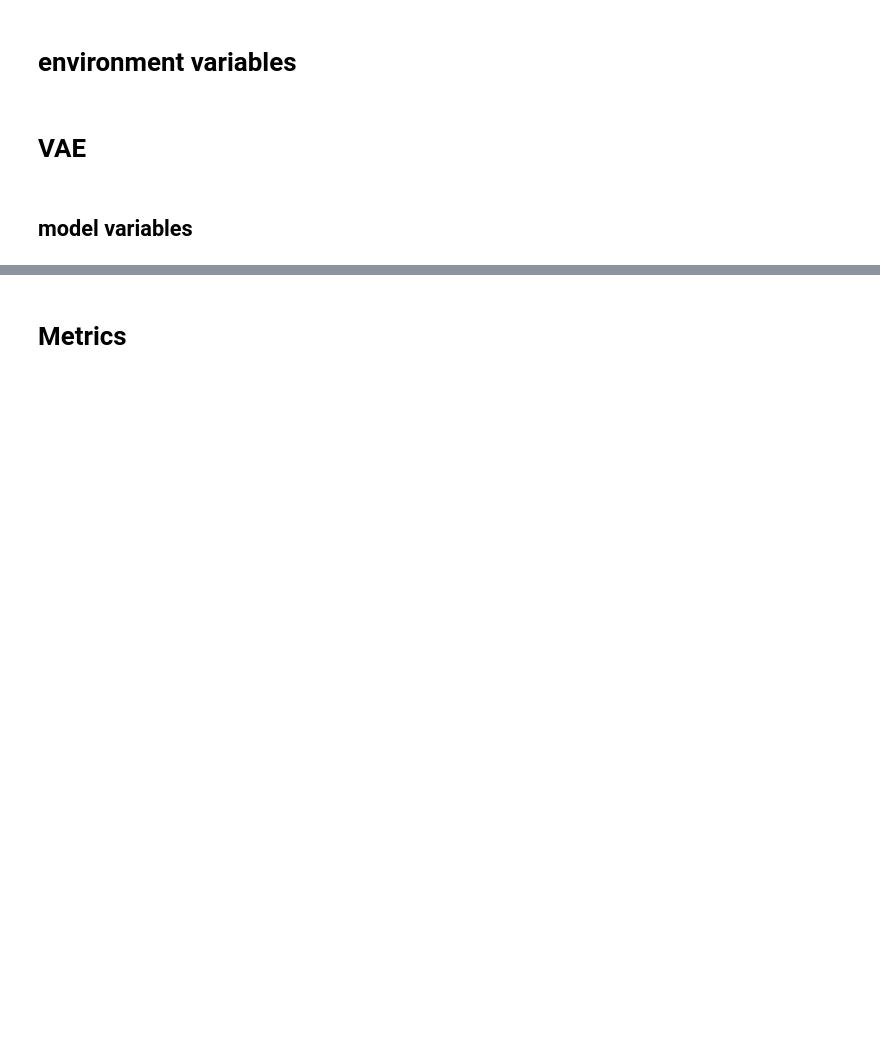
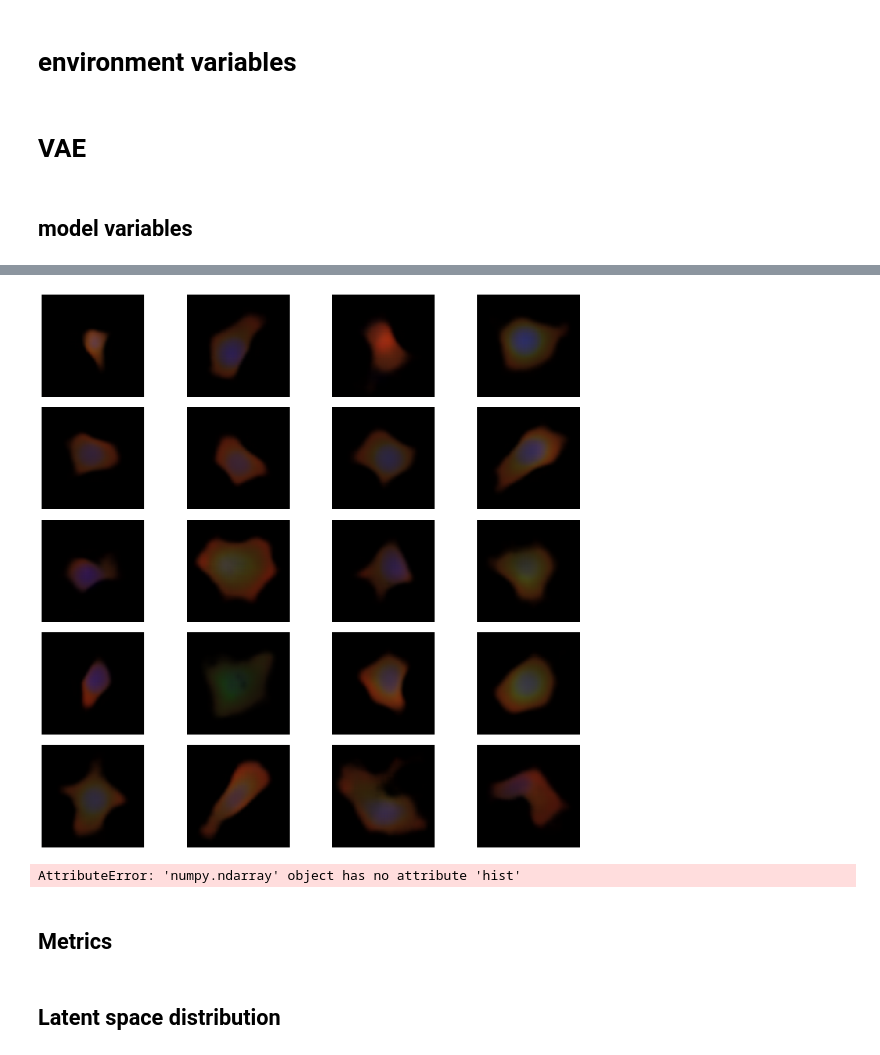
Before and after one commit to jmunozal/tfm-autoencoders, a Jupyter notebook: vae-images/cell_analysis.ipynb, the cells around one changed output, grey strips where cells are left out. Saved outputs shown, nothing was run; the diff lists cells and outputs as text; code cells hidden in the pictures; blank space fills up the shorter version.

Commit message:
reconstruction changes

```diff
--- a/vae-images/cell_analysis.ipynb
+++ b/vae-images/cell_analysis.ipynb
@@ -51,0 +128,17 @@ outimg.show()
+# %%
+fig = plt.figure(figsize=(40,10))
+fig.subplots_adjust(hspace=0.1, wspace=0.1)
+#generate random numbers from normal multivariate (0,1)
+n_to_show = 20
+znew  = np.random.normal(size=(n_to_show, vaeA.z_dim))
+reconst = vaeA.decoder.predict(np.array(znew))
+for i in range(n_to_show):
+    fig.set_figheight(20)
+    fig.set_figwidth(20)
+    ax = fig.add_subplot(5, 4, i+1)
+    ax.imshow(reconst[i, :,:,:])
+    ax.axis('off')
+
+plt.savefig('generated.png')
+plt.show()
+# %% [output]
@@ -52,3 +165,5 @@ outimg.show()
+[figure, added]
+AttributeError: 'numpy.ndarray' object has no attribute 'hist'
 # %% [markdown]
-# Metrics
+## Metrics
 # %%
@@ -55,0 +171,2 @@ calculate_metrics(vae = vae, path = DATA_FOLDER)
+# %% [markdown]
+## Latent space distribution
```
Also changed, not shown: parts of 12 cells of this notebook, 3 other files.
